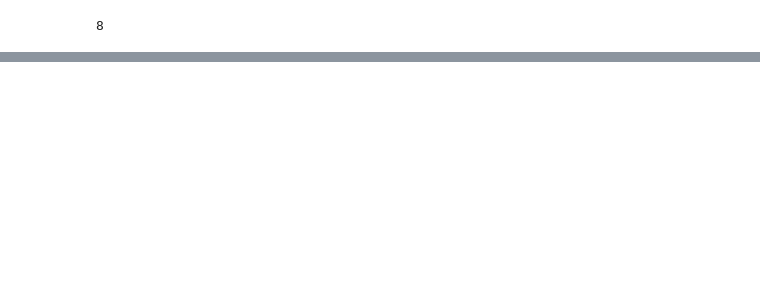
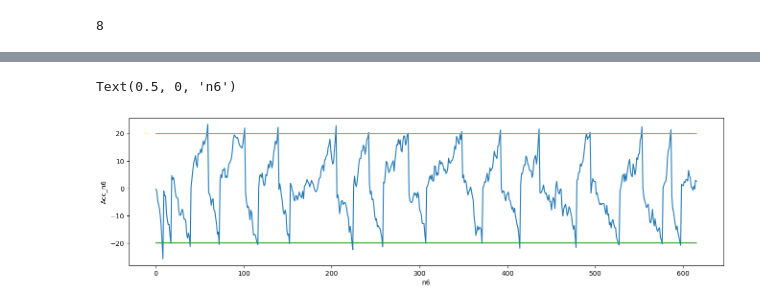
Before and after one commit to madwayz/FoSR, a Jupyter notebook: workspace/notebooks/Синхронизация.ipynb, the cells around one changed output, grey strips where cells are left out. Cells and saved outputs as stored; diff of their text form; code cells hidden in the pictures; blank space fills up the shorter version.

```diff
--- a/workspace/notebooks/Синхронизация.ipynb
+++ b/workspace/notebooks/Синхронизация.ipynb
@@ -126,16 +126,15 @@ def symbolsyn(x):
 
     global semp
     global por
-
     for i in range(0, len(x) - 1):
         if (i >= (2 * semp - 1)) and (((i - semp) % semp) == (semp - 1)):
-            j = int(i + cor - 15)
+            j = int(i + cor - (semp - 1))
             # print(cor)
             # print(i, semp, j, int(j + (semp / 2) - 1))
             s1 = sum(x[int(j): int(j + (semp / 2) - 1)])
-            s2 = sum(x[j + (semp / 2): int(j + semp - 1)])
+            s2 = sum(x[j + (semp // 2): int(j + semp - 1)])
             s3 = sum(x[j + semp: int(j + 1.5 * semp - 1)])
-            s4 = sum(x[j + (semp * 1.5): int(j + 2 * semp - 1)])
+            s4 = sum(x[j + int(semp * 1.5): int(j + 2 * semp - 1)])
 
             s12 = s1 + s2
             s23 = s2 + s3
@@ -184,8 +184,13 @@ plt.xlabel("n7")
 # %%
 plt.figure(figsize=(16, 4))
 plt.plot(list(n6), [acc[i] for i in n6])
+plt.plot(list(n6), [por] * len(n6))
+plt.plot(list(n6), [-por] * len(n6))
 plt.ylabel("Acc_n6")
 plt.xlabel("n6")
+# %% [output]
+Text(0.5, 0, 'n6')
+[figure, added]
 # %%
 def cadrsyn(x):
     global A4F2
```
Also changed, not shown: parts of 9 cells of this notebook, 1 other file.
